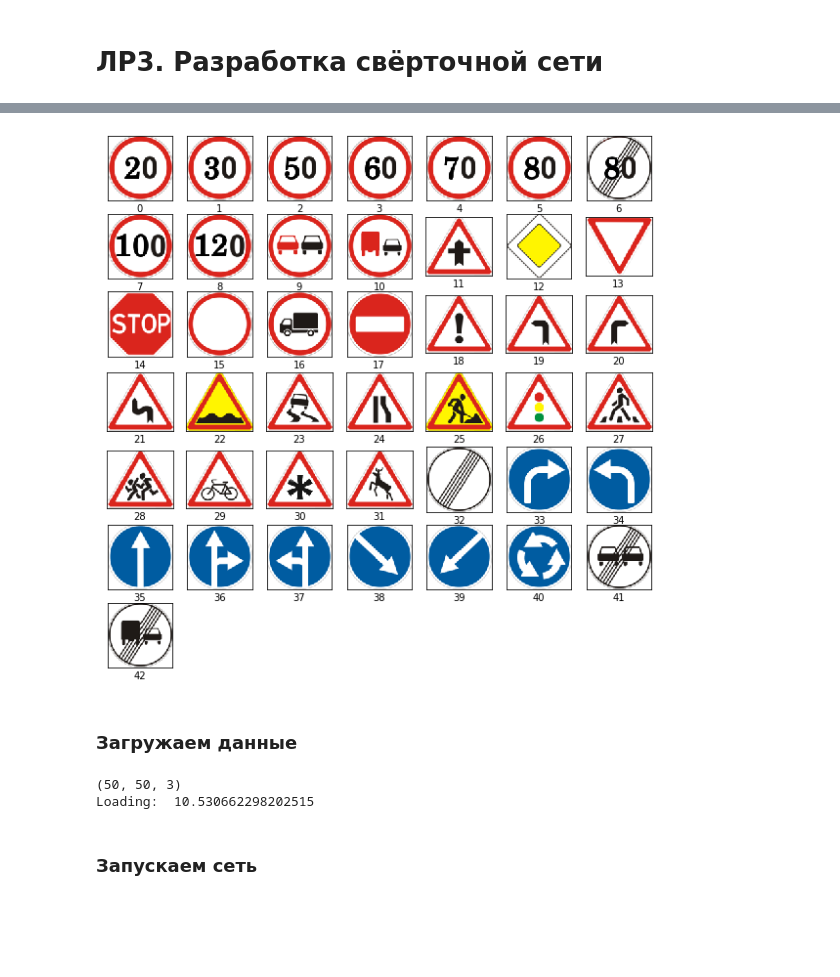
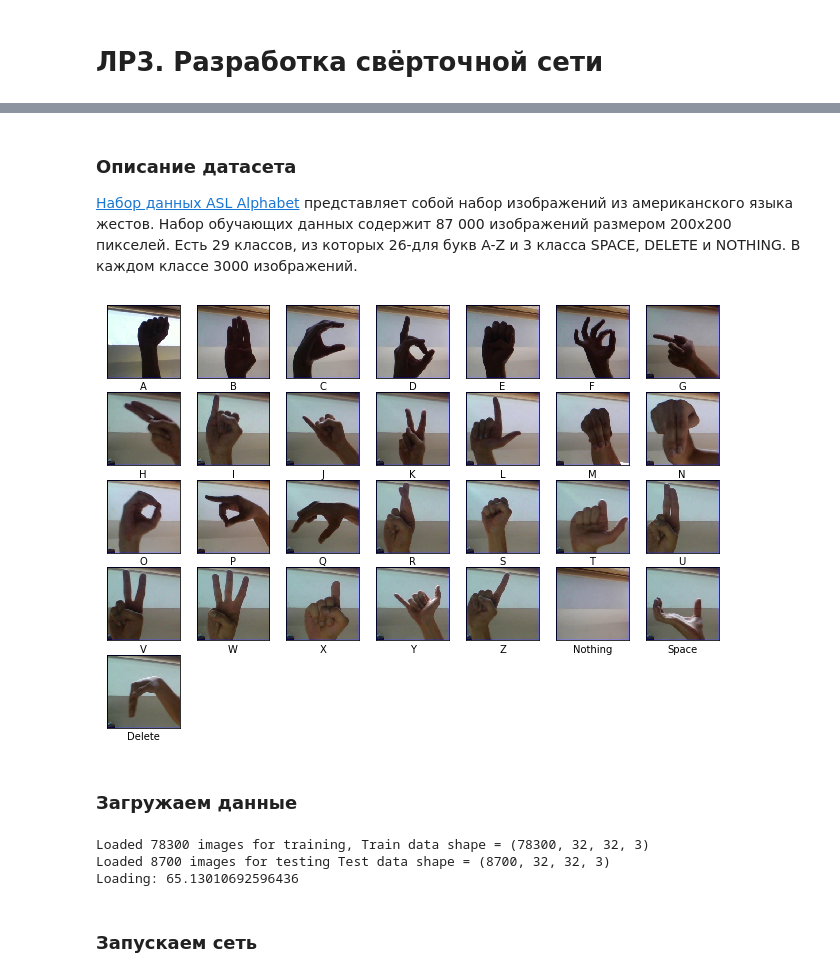
Before and after one commit to AlexKrasnov/DL, a Jupyter notebook: lab3.ipynb, the cells around one changed output, grey strips where cells are left out. Drawn from its saved outputs; the diff is of its cells as text; code cells hidden in the pictures; blank space fills up the shorter version.

```diff
--- a/lab3.ipynb
+++ b/lab3.ipynb
@@ -50,15 +31,21 @@ TensorFlow 2.x selected.
+# %% [markdown]
+### Описание датасета
+
+[Набор данных ASL Alphabet](https://www.kaggle.com/grassknoted/asl-alphabet) представляет собой набор изображений из американского языка жестов. Набор обучающих данных содержит 87 000 изображений размером 200х200 пикселей. Есть 29 классов, из которых 26-для букв A-Z и 3 класса SPACE, DELETE и NOTHING. В каждом классе 3000 изображений.
 # %%
-plt.figure(figsize=(10, 10))
-for i in range (0,43):
+classes = ['A', 'B', 'C', 'D', 'E', 'F', 'G', 'H', 'I', 'J', 'K',
+           'L', 'M', 'N', 'O', 'P', 'Q', 'R', 'S', 'T', 'U', 'V',
+           'W', 'X', 'Y', 'Z', 'Nothing', 'Space', 'Delete']
+plt.figure(figsize=(11, 11))
+for i in range (0,29):
     plt.subplot(7,7,i+1)
     plt.xticks([])
     plt.yticks([])
-    plt.grid(False)
-    path = "meta/{0}.png".format(i)
+    path = "test/{0}.jpg".format(classes[i])
     img = plt.imread(path)
     plt.imshow(img)
-    plt.xlabel(i)
+    plt.xlabel(classes[i])
 # %% [output]
-[figure, old version]
+[figure, new version]
 # %% [markdown]
 ### Загружаем данные
@@ -115,24 +52,37 @@ def load_test(path, out_side):
-# %%
-start = time()
-
-# Загружаем предобработанные изображения в разрешении 50x50
-train_images, train_labels = load_train(".", 50)
-test_images, test_labels = load_test(".", 50)
-shape = train_images[0].shape
-print(shape)
-
-# Нормализуем данные
-train_images = train_images.astype('float32') / 255.
-test_images = test_images.astype('float32') / 255.
-
-# Преобразуем метки в one-hot-encoding
-train_labels = utils.to_categorical(train_labels, 43)
-test_labels = utils.to_categorical(test_labels, 43)
-
-print('Loading: ', time() - start)
-# %% [output]
-(50, 50, 3)
-Loading:  10.530662298202515
+# %%
+def load_data(train_dir):
+    images = []
+    labels = []
+    size = 32,32
+    index = -1
+    for folder in os.listdir(train_dir):
+        index +=1
+        for image in os.listdir(train_dir + "/" + folder):
+            temp_img = cv2.imread(train_dir + '/' + folder + '/' + image)
+            temp_img = cv2.resize(temp_img, size)
+            images.append(temp_img)
+            labels.append(index)
+
+    images = np.array(images)
+    # Нормализуем данные
+    images = images.astype('float32')/255.0
+    # Преобразуем метки в one-hot-encoding
+    labels = utils.to_categorical(labels)
+    # Разделяем данные на тренировочную и тестовую выборки
+    x_train, x_test, y_train, y_test = train_test_split(images, labels, test_size = 0.1)
+
+    print('Loaded', len(x_train),'images for training,','Train data shape =', x_train.shape)
+    print('Loaded', len(x_test),'images for testing','Test data shape =', x_test.shape)
+
+    return x_train, x_test, y_train, y_test
+
+start = time()
+x_train, x_test, y_train, y_test = load_data('train/')
+print('Loading:', time() - start)
+# %% [output]
+Loaded 78300 images for training, Train data shape = (78300, 32, 32, 3)
+Loaded 8700 images for testing Test data shape = (8700, 32, 32, 3)
+Loading: 65.13010692596436
 # %% [markdown]
 ### Запускаем сеть
 # %%
```
Also changed, not shown: parts of 22 cells of this notebook, 7 other files.
